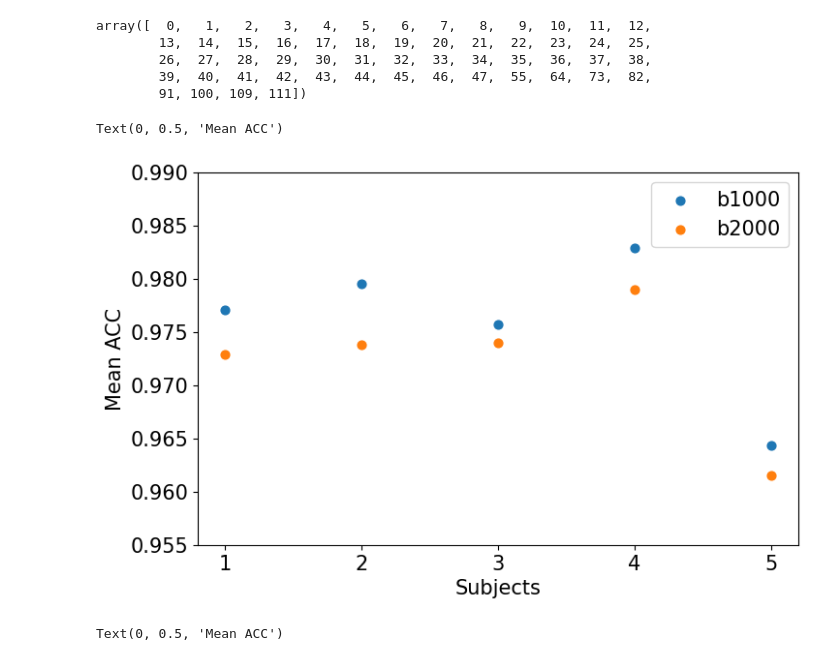
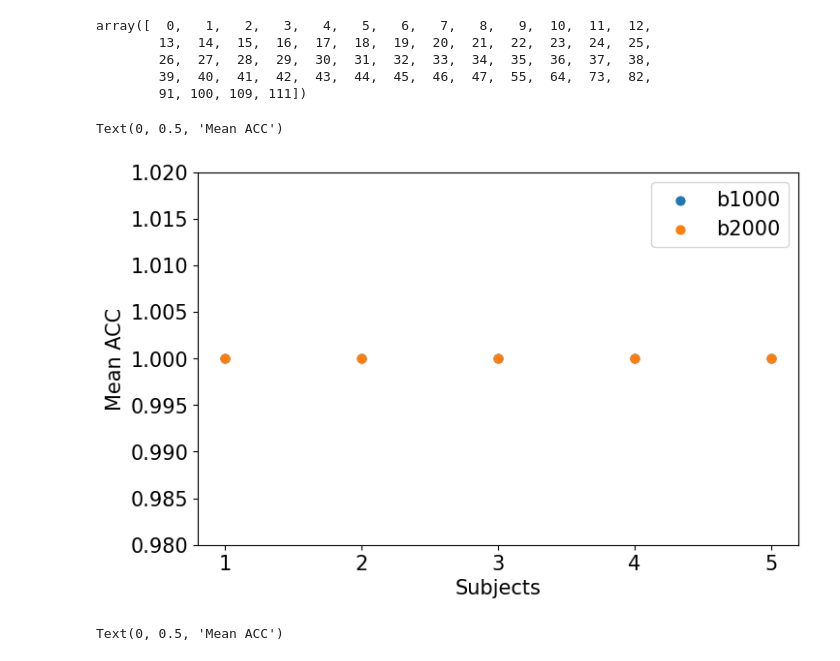
Before and after one commit to MASILab/gradtensor, a Jupyter notebook: src/sh_val_plot1.ipynb, the cells around one changed output. Saved outputs shown, nothing was run; the diff lists cells and outputs as text; code cells hidden in the pictures.

```diff
--- a/src/sh_val_plot1.ipynb
+++ b/src/sh_val_plot1.ipynb
@@ -297,23 +310,26 @@ acc2000 = [0.8326090974203082,0.8164530412158586,0.7901226112354409,0.8070315817
 # %%
 acc1000 = [0.9770712734354825,0.9795263449200603,0.9757020790440663,0.9828990069525622,0.9643193990910122]
 acc2000 = [0.972894914151945,0.9737851234494219,0.9740020420001775,0.9789930151456134,0.9615602517669753]
+# %%
+acc1000 = [0.9999998440744354,0.9999981801423755,0.9999999934912266,0.9999998190844,0.9999999874208663]
+acc2000 = [0.9999999736513395,0.9999993648525107,0.9999999885010696,0.9999999494809747,0.9999999971191664]
 # %%
 import matplotlib.pyplot as plt
 from mpl_toolkits.axes_grid1 import make_axes_locatable
 # %%
 plt.rcParams.update({'font.size':15})
 fig, ax = plt.subplots(figsize=(8,5))
 plt.scatter(range(5),acc1000,40,label='b1000')
 plt.scatter(range(5),acc2000,40,label='b2000')
 plt.legend()
-plt.ylim((0.955,0.99))
+plt.ylim((0.98,1.02))
 plt.xticks([0,1,2,3,4],[1,2,3,4,5])
 plt.xlabel('Subjects')
 plt.ylabel('Mean ACC')
 # plt.ylabel('ACC between SH of signal reconst. \n and SH of emp. voxelwise')
 # %% [output]
 Text(0, 0.5, 'Mean ACC')
-[figure, old version]
+[figure, new version]
 # %%
 acc1000 = [0.9904828919394973,0.987087871556337,0.9908236392712096,0.9875183958383225,0.9891097518815941]
 acc2000 = [0.9792517992862245,0.9658582417455683,0.9883785019510217,0.9826812535794488,0.9804747002887525]
```
Also changed, not shown: parts of 43 cells of this notebook, 1 other file.
